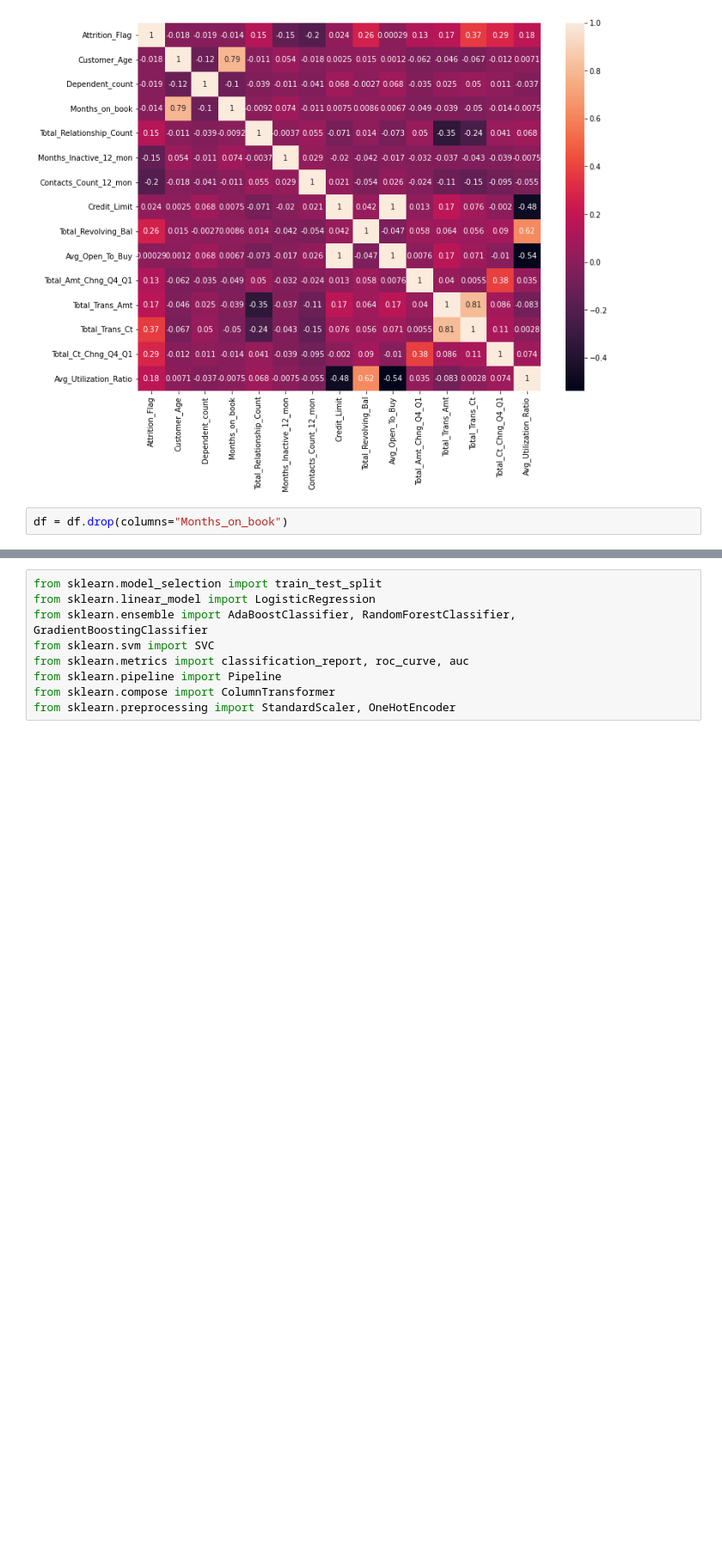
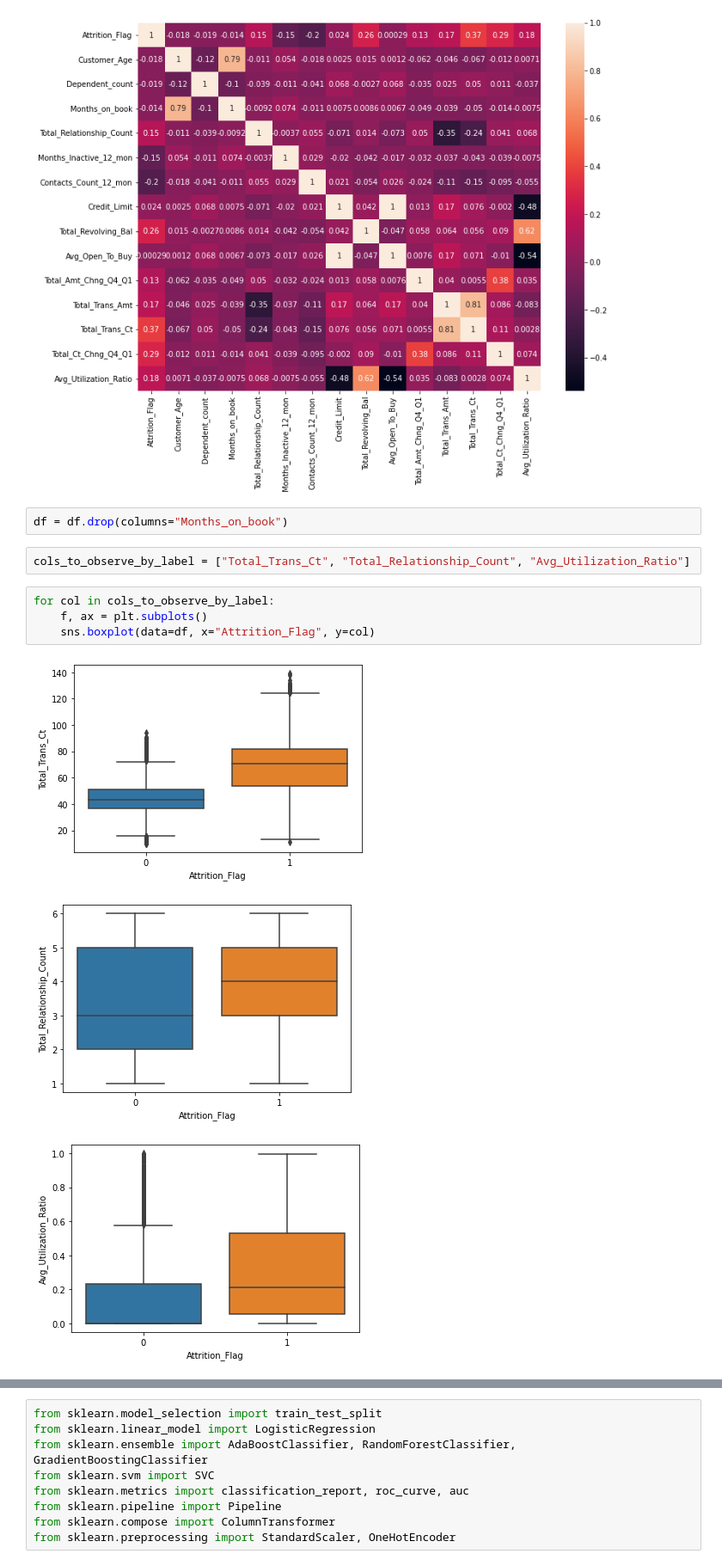
Before and after one commit to Artem123456789/bank_churners_prediction, a Jupyter notebook: main.ipynb, the cells around one changed output, grey strips where cells are left out. Shown at 86% size. Drawn from its saved outputs; the diff is of its cells as text; blank space fills up the shorter version.

```diff
--- a/main.ipynb
+++ b/main.ipynb
@@ -168,3 +173,13 @@ sns.heatmap(corr, annot=True)
 [figure]
 # %%
 df = df.drop(columns="Months_on_book")
+# %%
+cols_to_observe_by_label = ["Total_Trans_Ct", "Total_Relationship_Count", "Avg_Utilization_Ratio"]
+# %%
+for col in cols_to_observe_by_label:
+    f, ax = plt.subplots()
+    sns.boxplot(data=df, x="Attrition_Flag", y=col)
+# %% [output]
+[figure, added]
+[figure, added]
+[figure, added]
```
Also changed, not shown: parts of 5 cells of this notebook.
